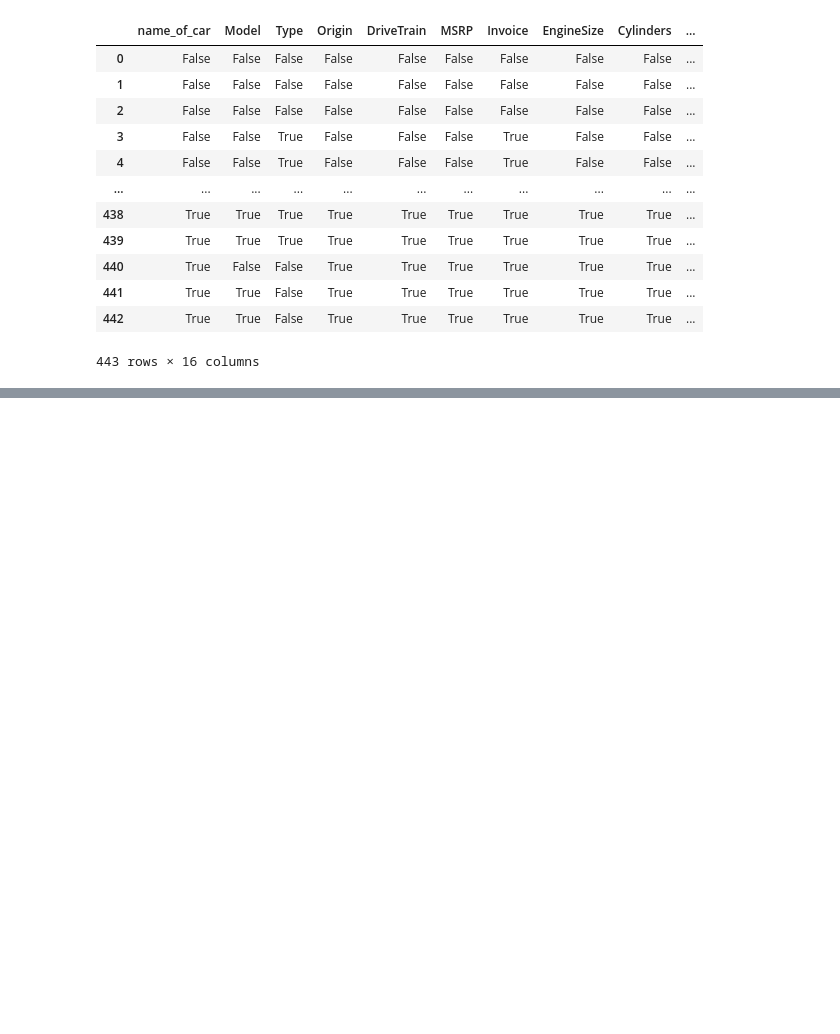
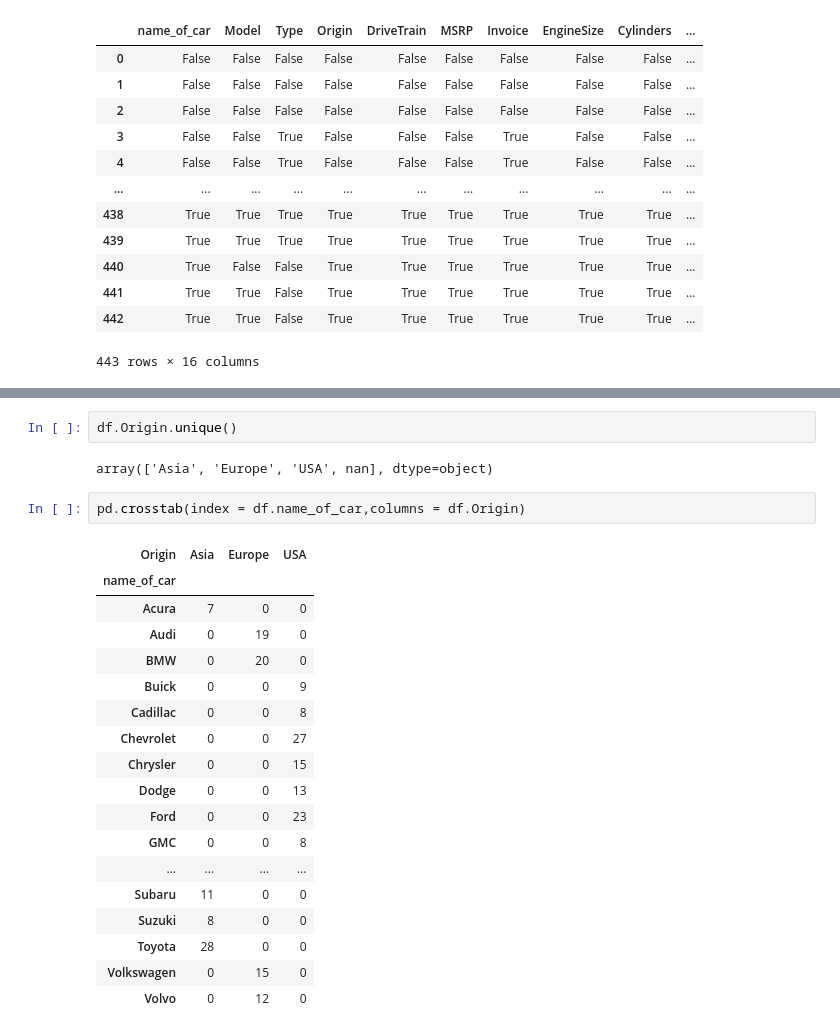
Before and after one commit to sanjai570/data-science, a Jupyter notebook: pandas.ipynb, the cells around one changed output, grey strips where cells are left out. Cells and saved outputs as stored; diff of their text form; blank space fills up the shorter version.

```diff
--- a/pandas.ipynb
+++ b/pandas.ipynb
@@ -402,0 +516,25 @@ df.isnull()
+# %%
+df.Origin.unique()
+# %% [output]
+array(['Asia', 'Europe', 'USA', nan], dtype=object)
+# %%
+pd.crosstab(index = df.name_of_car,columns = df.Origin)
+# %% [output]
+| Origin | Asia | Europe | USA |
+| name_of_car |  |  |  |
+| Acura | 7 | 0 | 0 |
+| Audi | 0 | 19 | 0 |
+| BMW | 0 | 20 | 0 |
+| Buick | 0 | 0 | 9 |
+| Cadillac | 0 | 0 | 8 |
+| Chevrolet | 0 | 0 | 27 |
+| Chrysler | 0 | 0 | 15 |
+| Dodge | 0 | 0 | 13 |
+| Ford | 0 | 0 | 23 |
+| GMC | 0 | 0 | 8 |
+| ... | ... | ... | ... |
+| Subaru | 11 | 0 | 0 |
+| Suzuki | 8 | 0 | 0 |
+| Toyota | 28 | 0 | 0 |
+| Volkswagen | 0 | 15 | 0 |
+| Volvo | 0 | 12 | 0 |
```
Also changed, not shown: parts of 24 cells of this notebook, 1 other file.
